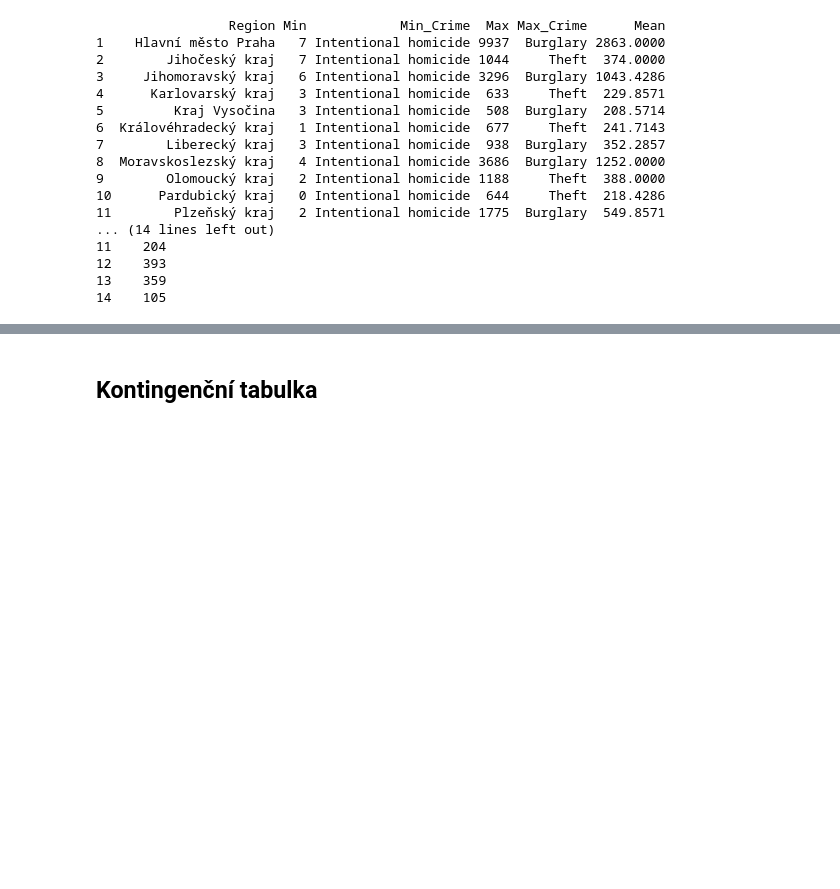
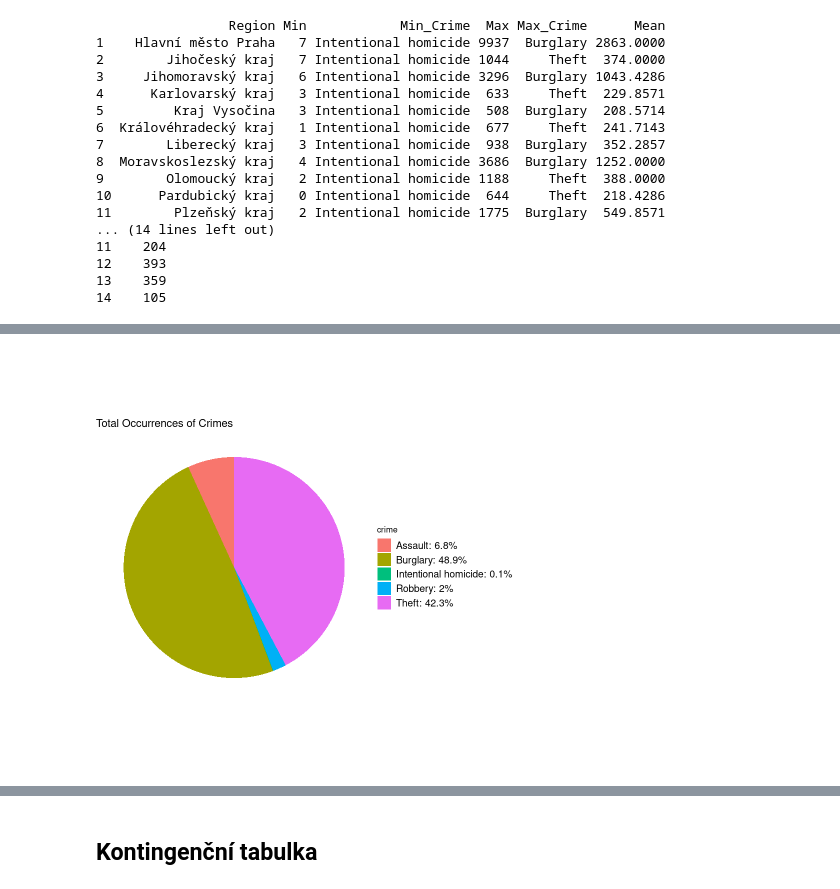
Before and after one commit to xsenyaaax/practicalStatistics, a Jupyter notebook: semestral-project.ipynb, the cells around one changed output, grey strips where cells are left out. Saved outputs shown, nothing was run; the diff lists cells and outputs as text; code cells hidden in the pictures; blank space fills up the shorter version.

```diff
--- a/semestral-project.ipynb
+++ b/semestral-project.ipynb
@@ -225,3 +253,20 @@ ggplot(czech_data, aes(x = geo, y = values)) +
+# %%
+crime_sums <- tapply(czech_data_no_duplicates$values, czech_data_no_duplicates$iccs, sum)
+crime_sums_df <- data.frame(crime = names(crime_sums),
+                            count = crime_sums)
+crime_sums_df$percent <- crime_sums_df$count / sum(crime_sums_df$count) * 100
+pie_chart <- ggplot(crime_sums_df, aes(x = "", y = count, fill = crime)) +
+  geom_bar(stat = "identity", width = 1) +
+  coord_polar("y", start = 0) +
+  labs(title = "Total Occurrences of Crimes") +
+  theme_void() +
+  theme(legend.position = "right",
+        legend.text = element_text(size = 12),
+        legend.title = element_text(size = 10)) +
+  scale_fill_discrete(labels = paste0(crime_sums_df$crime, ": ", round(crime_sums_df$percent, 1), "%"))
+print(pie_chart)
+# %% [output]
+[figure, added]
 # %%
 homicide_plot <- ggplot(czech_data[czech_data$iccs == "Intentional homicide", ], aes(x = geo, y = values)) +
   geom_bar(stat = "identity", fill = "skyblue") +
```
Also changed, not shown: parts of 9 cells of this notebook.
